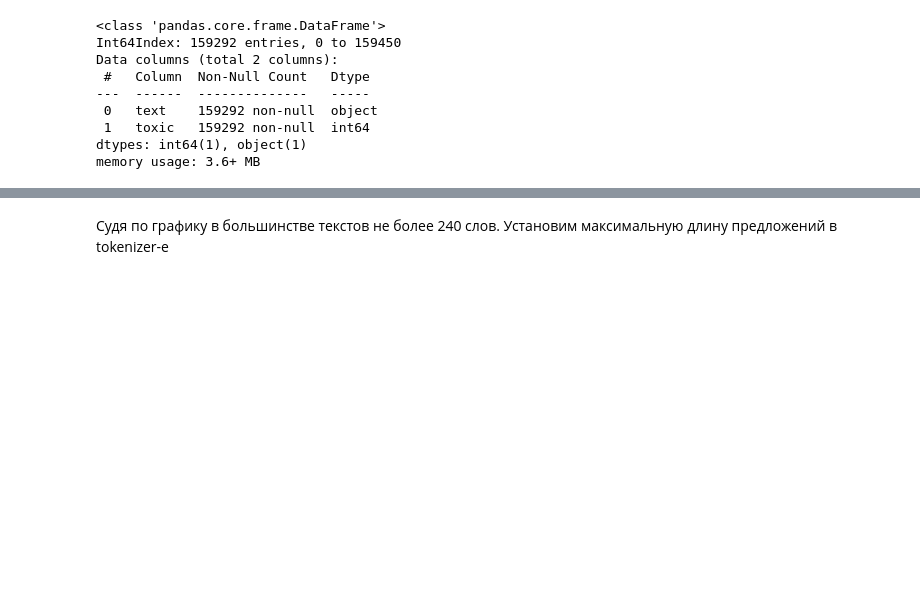
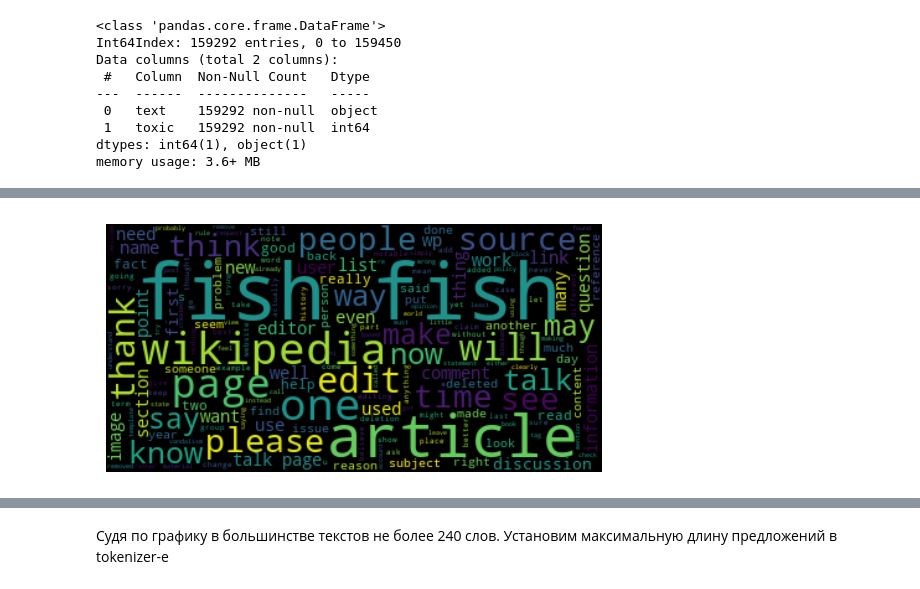
Before and after one commit to kirillva/yandex-bert, a Jupyter notebook: b5043e21-eb29-4816-998f-f4795dd04686.ipynb, the cells around one changed output, grey strips where cells are left out. Saved outputs shown, nothing was run; the diff lists cells and outputs as text; code cells hidden in the pictures; blank space fills up the shorter version.

```diff
--- a/b5043e21-eb29-4816-998f-f4795dd04686.ipynb
+++ b/b5043e21-eb29-4816-998f-f4795dd04686.ipynb
@@ -121,3 +217,11 @@ display(df)
+# %%
+wordcloud = WordCloud().generate(' '.join(df[df['toxic'] == 0].sample(1000, random_state=12345)['text']))
+
+plt.imshow(wordcloud, interpolation='bilinear')
+plt.axis("off")
+plt.show()
+# %% [output]
+[figure, added]
 # %%
 df['toxic'].value_counts()
 # %% [output]
```
Also changed, not shown: parts of 49 cells of this notebook.
